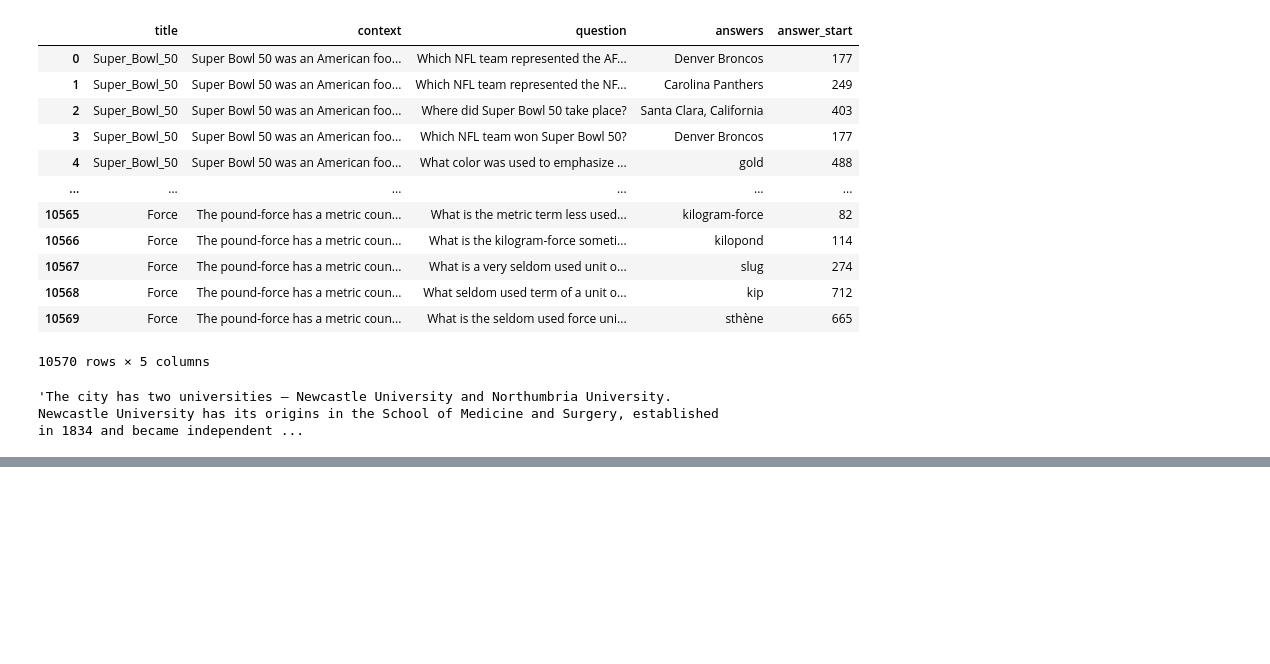
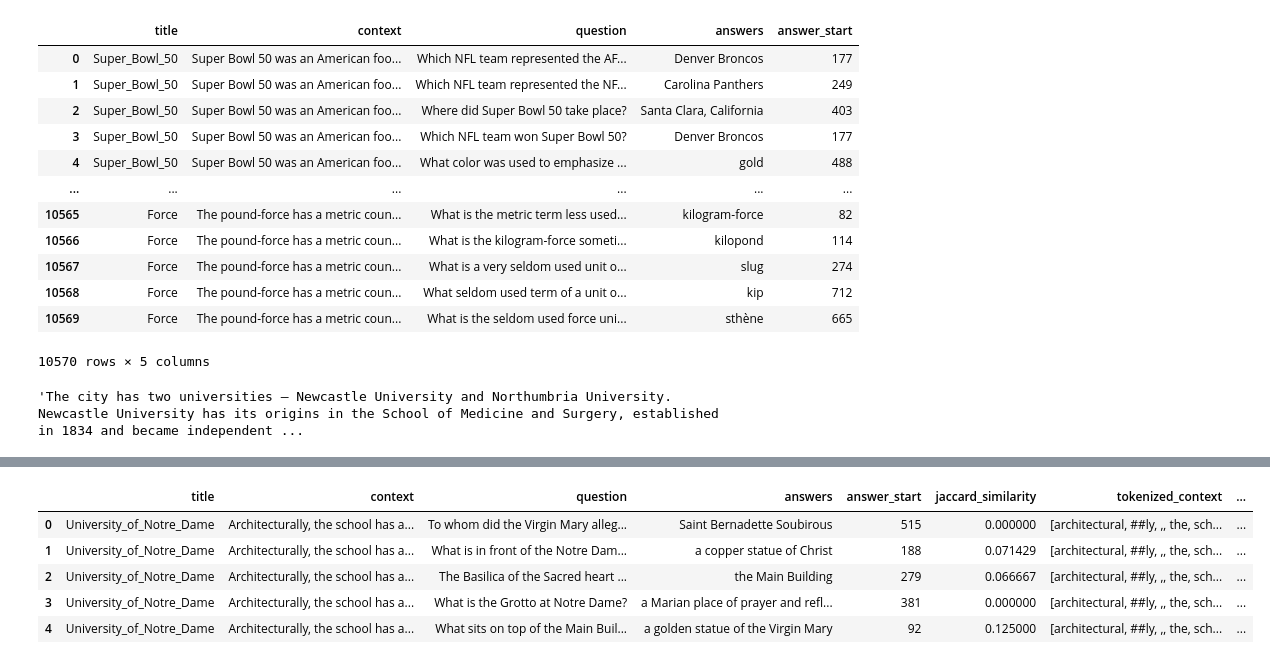
Before and after one commit to abhinowo/hfSeries, a Jupyter notebook: Text/languageModelling/lp-1/ft-squad.ipynb, the cells around one changed output, grey strips where cells are left out. Cells and saved outputs as stored; diff of their text form; code cells hidden in the pictures; blank space fills up the shorter version.

```diff
--- a/Text/languageModelling/lp-1/ft-squad.ipynb
+++ b/Text/languageModelling/lp-1/ft-squad.ipynb
@@ -411,3 +411,17 @@ find_similar_question("What is the name of the university?")
 df_val['context'].loc[find_similar_question("What is the name of the university?")]
 # %% [output]
 'The city has two universities — Newcastle University and Northumbria University. Newcastle University has its origins in the School of Medicine and Surgery, established in 1834 and became independent ...
+# %%
+# tokenization for bert
+
+from transformers import BertTokenizer
+
+tokenizer = BertTokenizer.from_pretrained('bert-base-uncased')
+# %%
+# tokenize the context
+
+def tokenize_context(context):
+    return tokenizer.tokenize(context)
+
+df['tokenized_context'] = df['context'].apply(lambda x: tokenize_context(x))
+df.head()
@@ -413,0 +435,15 @@ df_val['context'].loc[find_similar_question("What is the name of the university?
+# %%
+# after tokenize the context, we need to tokenize the question
+
+def tokenize_question(question):
+    return tokenizer.tokenize(question)
+
+df['tokenized_question'] = df['question'].apply(lambda x: tokenize_question(x))
+df.head()
+# %% [output]
+|  | title | context | question | answers | answer_start | jaccard_similarity | tokenized_context | ... |
+| 0 | University_of_Notre_Dame | Architecturally, the school has a... | To whom did the Virgin Mary alleg... | Saint Bernadette Soubirous | 515 | 0.000000 | [architectural, ##ly, ,, the, sch... | ... |
+| 1 | University_of_Notre_Dame | Architecturally, the school has a... | What is in front of the Notre Dam... | a copper statue of Christ | 188 | 0.071429 | [architectural, ##ly, ,, the, sch... | ... |
+| 2 | University_of_Notre_Dame | Architecturally, the school has a... | The Basilica of the Sacred heart ... | the Main Building | 279 | 0.066667 | [architectural, ##ly, ,, the, sch... | ... |
+| 3 | University_of_Notre_Dame | Architecturally, the school has a... | What is the Grotto at Notre Dame? | a Marian place of prayer and refl... | 381 | 0.000000 | [architectural, ##ly, ,, the, sch... | ... |
+| 4 | University_of_Notre_Dame | Architecturally, the school has a... | What sits on top of the Main Buil... | a golden statue of the Virgin Mary | 92 | 0.125000 | [architectural, ##ly, ,, the, sch... | ... |
```
Also changed, not shown: parts of 6 cells of this notebook, 1 other file.
